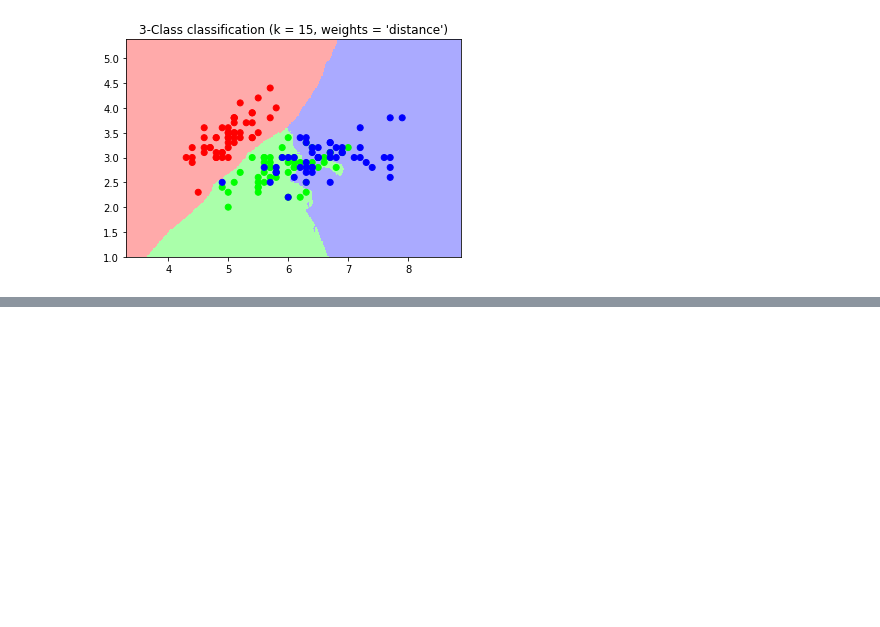
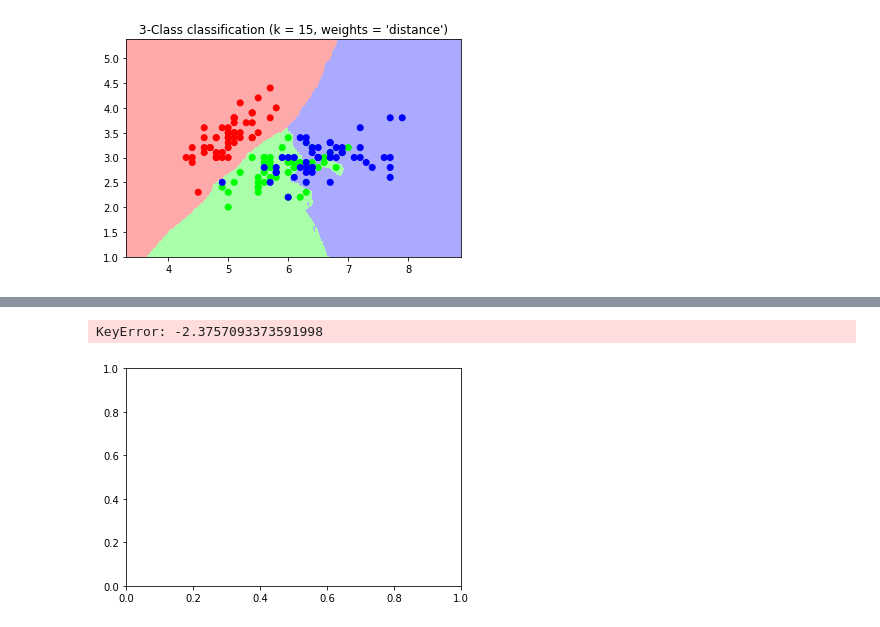
Before and after one commit to mtarcinalli/bayes, a Jupyter notebook: 01_bayes.ipynb, the cells around one changed output, grey strips where cells are left out. Cells and saved outputs as stored; diff of their text form; code cells hidden in the pictures; blank space fills up the shorter version.

```diff
--- a/01_bayes.ipynb
+++ b/01_bayes.ipynb
@@ -721,0 +981,5 @@ plt.show()
+# %%
+cassini.graficoFronteira()
+# %% [output]
+KeyError: -2.3757093373591998
+[figure, added]
```
Also changed, not shown: parts of 104 cells of this notebook.
